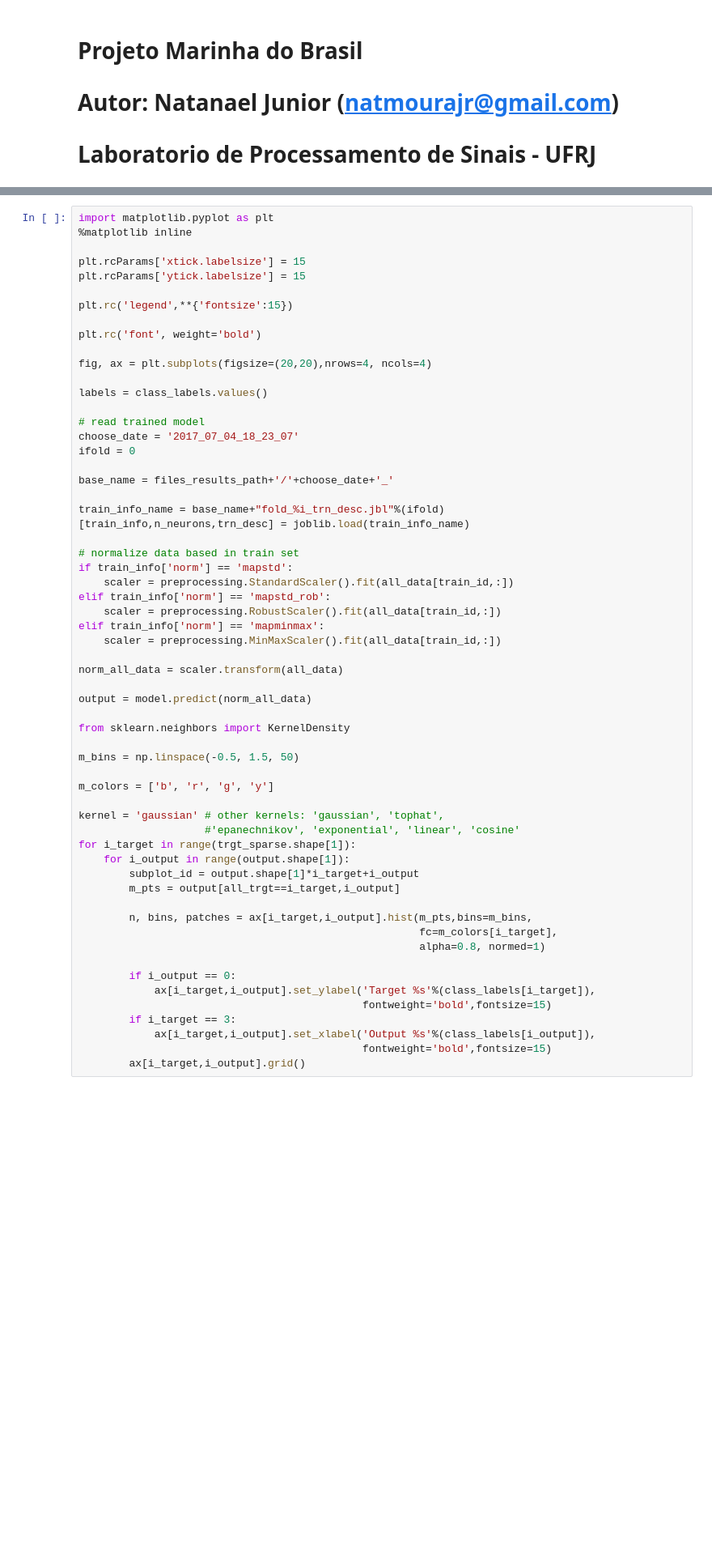
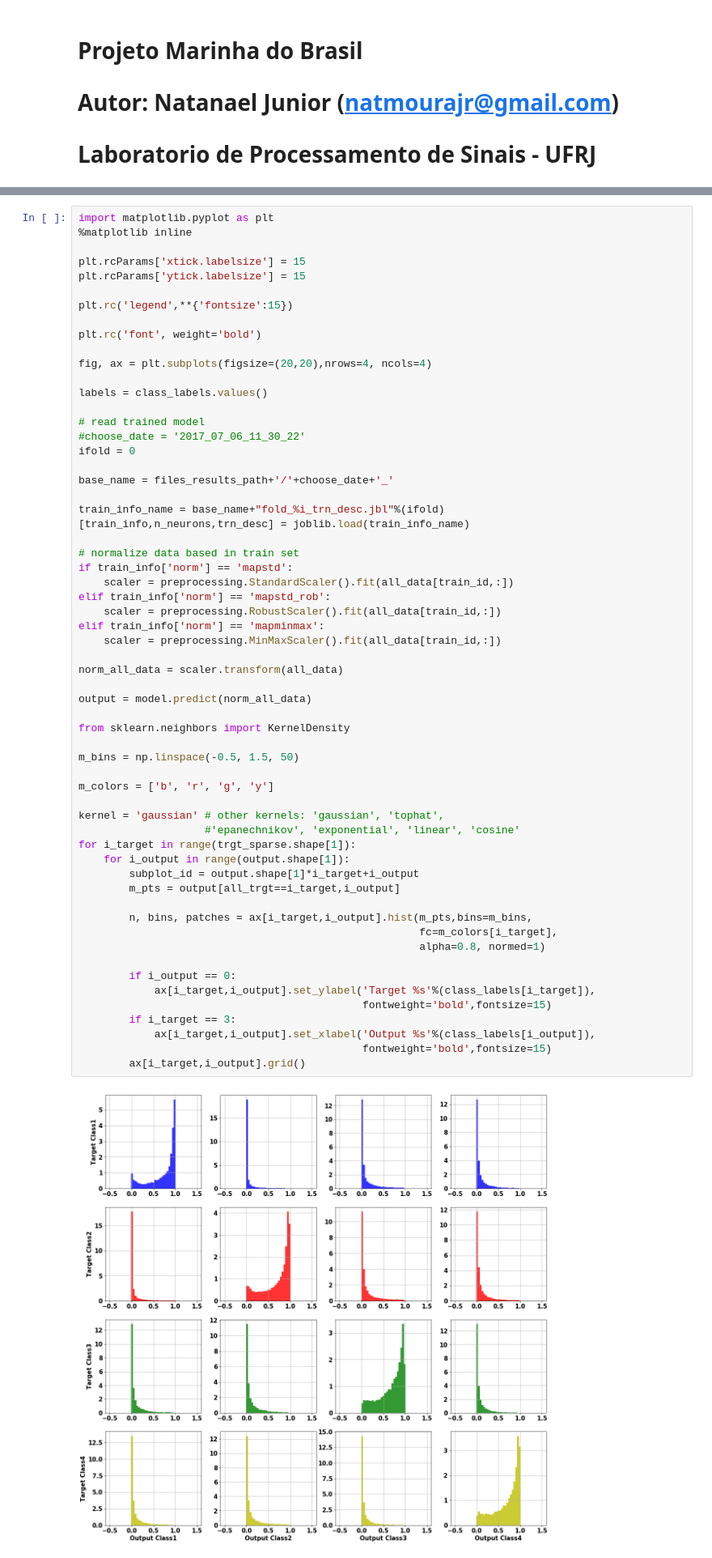
Before and after one commit to natmourajr/SonarAnalysis, a Jupyter notebook: Packages/Classification/NeuralNetwork/FullDataClassificationTrain.ipynb, the cells around one changed output, grey strips where cells are left out. Shown at 81% size. Saved outputs shown, nothing was run; the diff lists cells and outputs as text; blank space fills up the shorter version.

```diff
--- a/Packages/Classification/NeuralNetwork/FullDataClassificationTrain.ipynb
+++ b/Packages/Classification/NeuralNetwork/FullDataClassificationTrain.ipynb
@@ -432,7 +486,7 @@ fig, ax = plt.subplots(figsize=(20,20),nrows=4, ncols=4)
 labels = class_labels.values()
 
 # read trained model
-choose_date = '2017_07_04_18_23_07'
+#choose_date = '2017_07_06_11_30_22'
 ifold = 0
 
 base_name = files_results_path+'/'+choose_date+'_'
@@ -449,33 +503,35 @@ elif train_info['norm'] == 'mapminmax':
     scaler = preprocessing.MinMaxScaler().fit(all_data[train_id,:])
 
 norm_all_data = scaler.transform(all_data)
 
 output = model.predict(norm_all_data)
 
 from sklearn.neighbors import KernelDensity
 
 m_bins = np.linspace(-0.5, 1.5, 50)
 
 m_colors = ['b', 'r', 'g', 'y']
 
 kernel = 'gaussian' # other kernels: 'gaussian', 'tophat',
                     #'epanechnikov', 'exponential', 'linear', 'cosine'
 for i_target in range(trgt_sparse.shape[1]):
     for i_output in range(output.shape[1]):
         subplot_id = output.shape[1]*i_target+i_output
         m_pts = output[all_trgt==i_target,i_output]
 
         n, bins, patches = ax[i_target,i_output].hist(m_pts,bins=m_bins,
                                                       fc=m_colors[i_target],
                                                       alpha=0.8, normed=1)
 
         if i_output == 0:
             ax[i_target,i_output].set_ylabel('Target %s'%(class_labels[i_target]),
                                              fontweight='bold',fontsize=15)
         if i_target == 3:
             ax[i_target,i_output].set_xlabel('Output %s'%(class_labels[i_output]),
                                              fontweight='bold',fontsize=15)
         ax[i_target,i_output].grid()
+# %% [output]
+[figure, added]
 # %%
 import matplotlib.pyplot as plt
 %matplotlib inline
```
Also changed, not shown: parts of 14 cells of this notebook, 9 other files.
